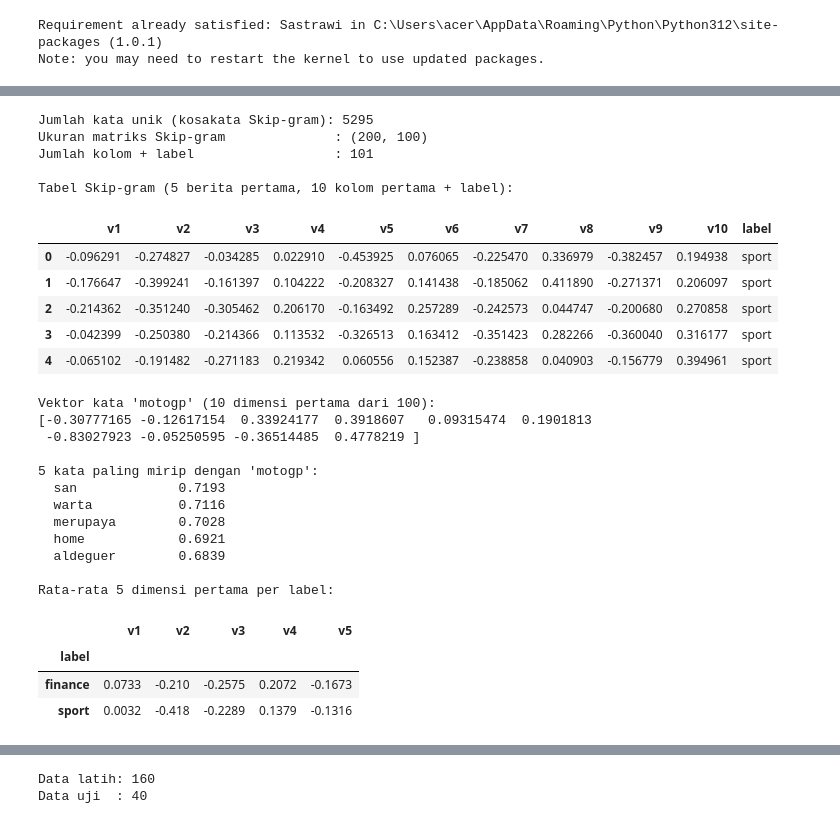
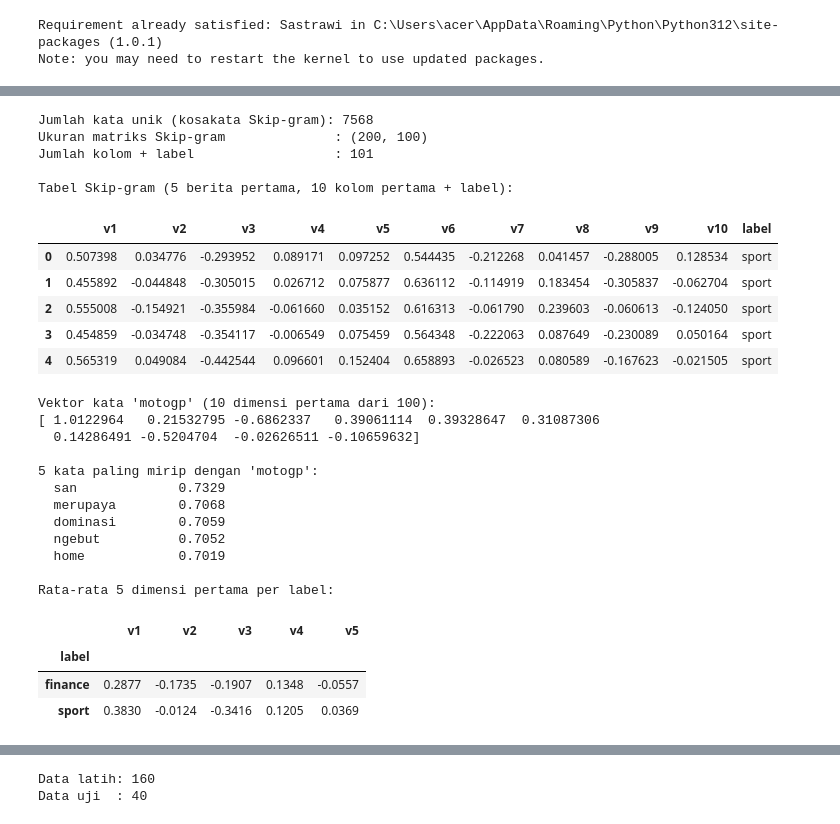
Before and after one commit to shovyaa/ppw, a Jupyter notebook: analisis_berita_skipgram.ipynb, the cells around one changed output, grey strips where cells are left out. Saved outputs shown, nothing was run; the diff lists cells and outputs as text; code cells hidden in the pictures.

Commit message:
Klasifikasi berita skipgram

```diff
--- a/analisis_berita_skipgram.ipynb
+++ b/analisis_berita_skipgram.ipynb
@@ -272,62 +206,98 @@ Requirement already satisfied: wrapt in C:\Users\acer\AppData\Roaming\Python\Pyt
+# %%
+import numpy as np
+from gensim.models import Word2Vec
+from sklearn.base import BaseEstimator, TransformerMixin
+
+
+class SkipgramVectorizer(BaseEstimator, TransformerMixin):
+    """Teks -> vektor dokumen (rata-rata vektor kata hasil Skip-gram)."""
+
+    def __init__(self, vector_size=100, window=5, min_count=1, epochs=50, seed=42):
+        self.vector_size = vector_size
+        self.window = window
+        self.min_count = min_count
+        self.epochs = epochs
+        self.seed = seed
+
+    def fit(self, X, y=None):
+        corpus = [t.split() for t in X]
+        self.w2v_ = Word2Vec(
+            sentences=corpus,
+            vector_size=self.vector_size,
+            window=self.window,
+            min_count=self.min_count,
+            sg=1,                  # sg=1 berarti Skip-gram
+            epochs=self.epochs,
+            seed=self.seed,
+            workers=1,             # agar hasil dapat diulang (reproducible)
+        )
+        return self
+
+    def transform(self, X):
+        hasil = []
+        for t in X:
+            vec = [self.w2v_.wv[k] for k in t.split() if k in self.w2v_.wv]
+            hasil.append(np.mean(vec, axis=0) if vec else np.zeros(self.vector_size))
+        return np.array(hasil)
 # %%
 import pandas as pd
 import numpy as np
 from IPython.display import display
 
 # 1. Latih Skip-gram dan ubah semua berita menjadi vektor
-sg = SkipgramVectorizer(vector_size=100, window=5).fit(df["teks_preprocessed"])
-X_sg = sg.transform(df["teks_preprocessed"])
+sg = SkipgramVectorizer(vector_size=100, window=5).fit(df["teks_skipgram"])
+X_sg = sg.transform(df["teks_skipgram"])
 
 # 2. Ukuran hasil
 print("Jumlah kata unik (kosakata Skip-gram):", len(sg.w2v_.wv))
 print("Ukuran matriks Skip-gram              :", X_sg.shape)
 print("Jumlah kolom + label                  :", X_sg.shape[1] + 1)
 
 # 3. Tabel hasil: 100 kolom vektor + label = 101 kolom
 df_sg = pd.DataFrame(X_sg, columns=[f"v{i}" for i in range(1, X_sg.shape[1] + 1)])
 df_sg["label"] = df["label"].values
 
 print("\nTabel Skip-gram (5 berita pertama, 10 kolom pertama + label):")
 display(df_sg.iloc[:5, list(range(10)) + [-1]])
 
 # 4. Vektor satu kata (ganti 'motogp' dengan kata lain yang ada di datamu)
 kata = "motogp"
 print(f"\nVektor kata '{kata}' (10 dimensi pertama dari {sg.vector_size}):")
 print(sg.w2v_.wv[kata][:10])
 
 # 5. Kata-kata yang paling mirip
 print(f"\n5 kata paling mirip dengan '{kata}':")
 for k, skor in sg.w2v_.wv.most_similar(kata, topn=5):
     print(f"  {k:<15} {skor:.4f}")
 
 # 6. Rata-rata vektor per label (untuk melihat sport dan finance berbeda atau tidak)
 print("\nRata-rata 5 dimensi pertama per label:")
 display(df_sg.groupby("label")[["v1", "v2", "v3", "v4", "v5"]].mean().round(4))
 # %% [output]
-Jumlah kata unik (kosakata Skip-gram): 5295
+Jumlah kata unik (kosakata Skip-gram): 7568
 Ukuran matriks Skip-gram              : (200, 100)
 Jumlah kolom + label                  : 101
 
 Tabel Skip-gram (5 berita pertama, 10 kolom pertama + label):
 |  | v1 | v2 | v3 | v4 | v5 | v6 | v7 | v8 | v9 | v10 | label |
-| 0 | -0.096291 | -0.274827 | -0.034285 | 0.022910 | -0.453925 | 0.076065 | -0.225470 | 0.336979 | -0.382457 | 0.194938 | sport |
-| 1 | -0.176647 | -0.399241 | -0.161397 | 0.104222 | -0.208327 | 0.141438 | -0.185062 | 0.411890 | -0.271371 | 0.206097 | sport |
-| 2 | -0.214362 | -0.351240 | -0.305462 | 0.206170 | -0.163492 | 0.257289 | -0.242573 | 0.044747 | -0.200680 | 0.270858 | sport |
-| 3 | -0.042399 | -0.250380 | -0.214366 | 0.113532 | -0.326513 | 0.163412 | -0.351423 | 0.282266 | -0.360040 | 0.316177 | sport |
-| 4 | -0.065102 | -0.191482 | -0.271183 | 0.219342 | 0.060556 | 0.152387 | -0.238858 | 0.040903 | -0.156779 | 0.394961 | sport |
+| 0 | 0.507398 | 0.034776 | -0.293952 | 0.089171 | 0.097252 | 0.544435 | -0.212268 | 0.041457 | -0.288005 | 0.128534 | sport |
+| 1 | 0.455892 | -0.044848 | -0.305015 | 0.026712 | 0.075877 | 0.636112 | -0.114919 | 0.183454 | -0.305837 | -0.062704 | sport |
+| 2 | 0.555008 | -0.154921 | -0.355984 | -0.061660 | 0.035152 | 0.616313 | -0.061790 | 0.239603 | -0.060613 | -0.124050 | sport |
+| 3 | 0.454859 | -0.034748 | -0.354117 | -0.006549 | 0.075459 | 0.564348 | -0.222063 | 0.087649 | -0.230089 | 0.050164 | sport |
+| 4 | 0.565319 | 0.049084 | -0.442544 | 0.096601 | 0.152404 | 0.658893 | -0.026523 | 0.080589 | -0.167623 | -0.021505 | sport |
 Vektor kata 'motogp' (10 dimensi pertama dari 100):
-[-0.30777165 -0.12617154  0.33924177  0.3918607   0.09315474  0.1901813
- -0.83027923 -0.05250595 -0.36514485  0.4778219 ]
+[ 1.0122964   0.21532795 -0.6862337   0.39061114  0.39328647  0.31087306
+  0.14286491 -0.5204704  -0.02626511 -0.10659632]
 
 5 kata paling mirip dengan 'motogp':
-  san             0.7193
-  warta           0.7116
-  merupaya        0.7028
-  home            0.6921
-  aldeguer        0.6839
+  san             0.7329
+  merupaya        0.7068
+  dominasi        0.7059
+  ngebut          0.7052
+  home            0.7019
 
 Rata-rata 5 dimensi pertama per label:
 |  | v1 | v2 | v3 | v4 | v5 |
 | label |  |  |  |  |  |
-| finance | 0.0733 | -0.210 | -0.2575 | 0.2072 | -0.1673 |
-| sport | 0.0032 | -0.418 | -0.2289 | 0.1379 | -0.1316 |
+| finance | 0.2877 | -0.1735 | -0.1907 | 0.1348 | -0.0557 |
+| sport | 0.3830 | -0.0124 | -0.3416 | 0.1205 | 0.0369 |
```
Also changed, not shown: parts of 56 cells of this notebook, 56 other files.
